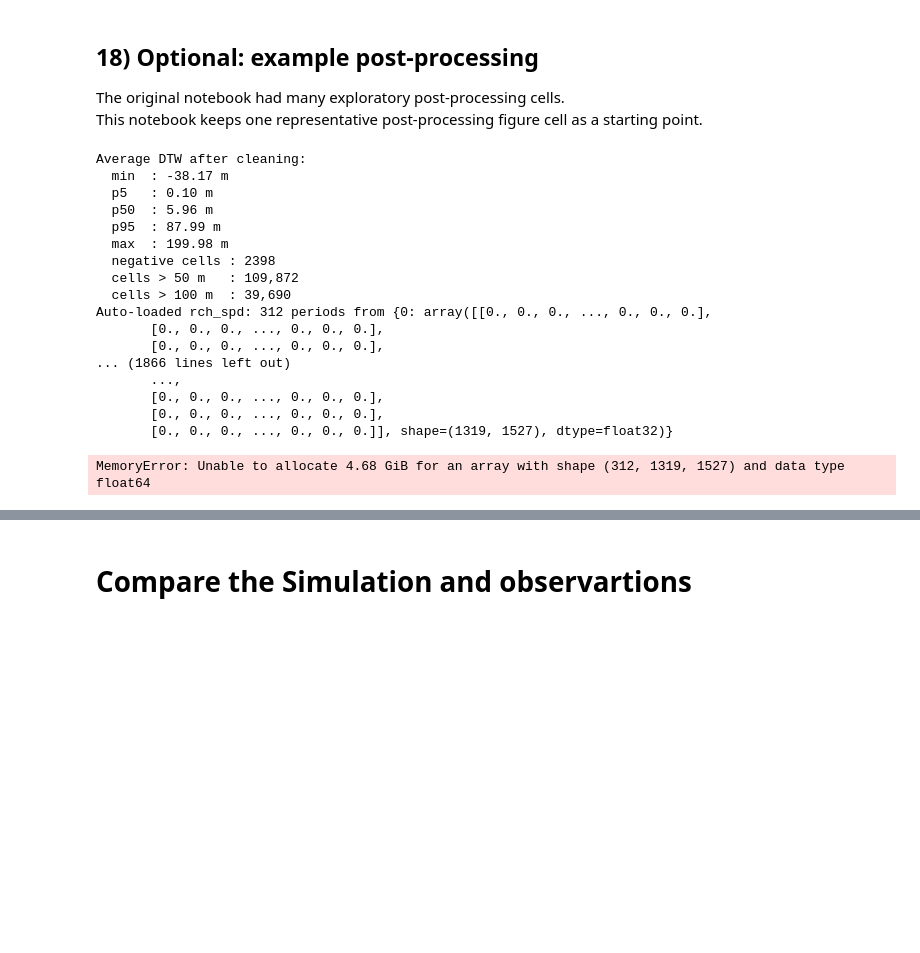
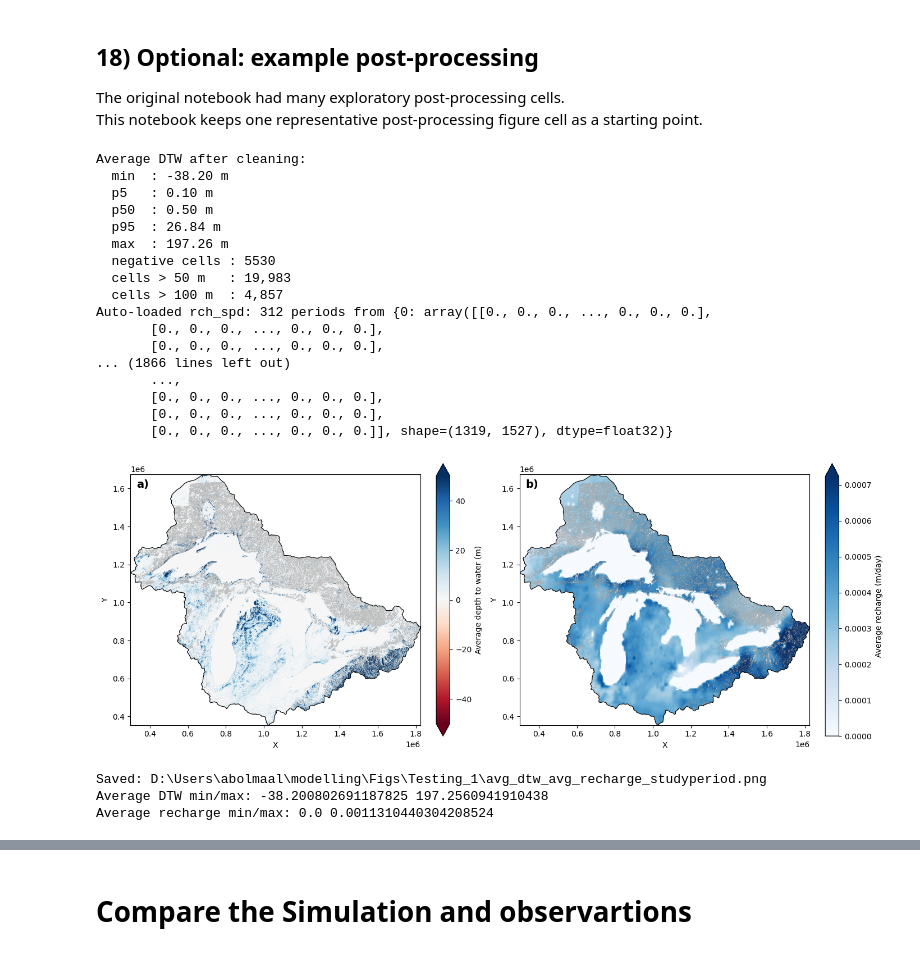
Before and after one commit to saminab/GreatLakesProject, a Jupyter notebook: flopysim/Modeflow6_OutputProcess.ipynb, the cells around one changed output, grey strips where cells are left out. Drawn from its saved outputs; the diff is of its cells as text; code cells hidden in the pictures; blank space fills up the shorter version.

```diff
--- a/flopysim/Modeflow6_OutputProcess.ipynb
+++ b/flopysim/Modeflow6_OutputProcess.ipynb
@@ -184,7 +200,7 @@ rch_spd = r"D:\Users\abolmaal\modelling\Modflow\Testing_7\rch_spd.npz"
 # SETTINGS
 # ============================================================
 save_fig = True
-out_fig = r"D:\Users\abolmaal\modelling\Figs\Testing_7\avg_dtw_avg_recharge_studyperiod.png"
+out_fig = os.path.join(fig_dir, "avg_dtw_avg_recharge_studyperiod.png")
 
 # if head is not already loaded — use disk-backed float32 memmap (low RAM)
 if "head" not in globals() or head is None:
@@ -396,41 +412,44 @@ else:
 ax.set_xlabel("X")
 ax.set_ylabel("Y")
 ax.text(0.02, 0.98, "b)", transform=ax.transAxes,
         ha="left", va="top", fontsize=14, fontweight="bold")
 
 plt.show()
 
 if save_fig:
     fig.savefig(out_fig, dpi=300, bbox_inches="tight")
     print("Saved:", out_fig)
 
 # ============================================================
 # 6) SUMMARY
 # ============================================================
 print("Average DTW min/max:", np.nanmin(avg_dtw), np.nanmax(avg_dtw))
 if avg_rch is not None:
     print("Average recharge min/max:", np.nanmin(avg_rch), np.nanmax(avg_rch))
 else:
     print("Average recharge: not available")
 # %% [output]
 Average DTW after cleaning:
-  min  : -38.17 m
+  min  : -38.20 m
   p5   : 0.10 m
-  p50  : 5.96 m
-  p95  : 87.99 m
-  max  : 199.98 m
-  negative cells : 2398
-  cells > 50 m   : 109,872
-  cells > 100 m  : 39,690
+  p50  : 0.50 m
+  p95  : 26.84 m
+  max  : 197.26 m
+  negative cells : 5530
+  cells > 50 m   : 19,983
+  cells > 100 m  : 4,857
 Auto-loaded rch_spd: 312 periods from {0: array([[0., 0., 0., ..., 0., 0., 0.],
        [0., 0., 0., ..., 0., 0., 0.],
        [0., 0., 0., ..., 0., 0., 0.],
 ... (1866 lines left out)
        ...,
        [0., 0., 0., ..., 0., 0., 0.],
        [0., 0., 0., ..., 0., 0., 0.],
        [0., 0., 0., ..., 0., 0., 0.]], shape=(1319, 1527), dtype=float32)}
+[figure, added]
-MemoryError: Unable to allocate 4.68 GiB for an array with shape (312, 1319, 1527) and data type float64
+Saved: D:\Users\abolmaal\modelling\Figs\Testing_1\avg_dtw_avg_recharge_studyperiod.png
+Average DTW min/max: -38.200802691187825 197.2560941910438
+Average recharge min/max: 0.0 0.0011310440304208524
 # %%
 
 # =========================================================
```
Also changed, not shown: parts of 8 cells of this notebook.
